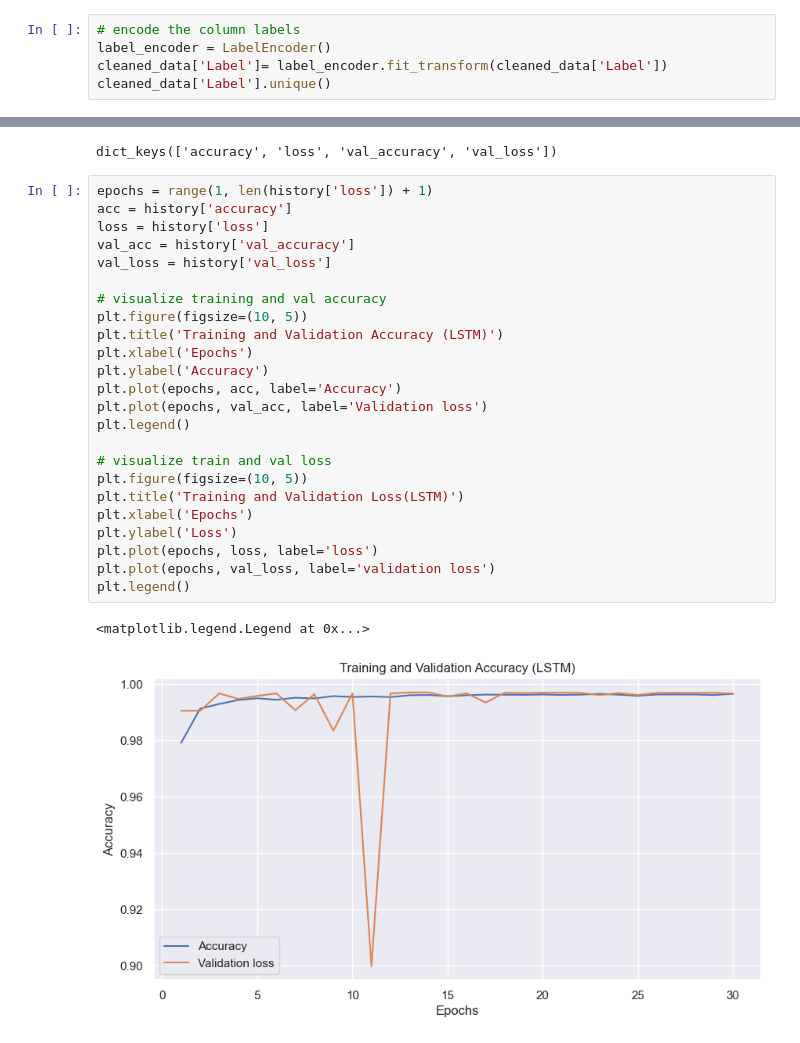
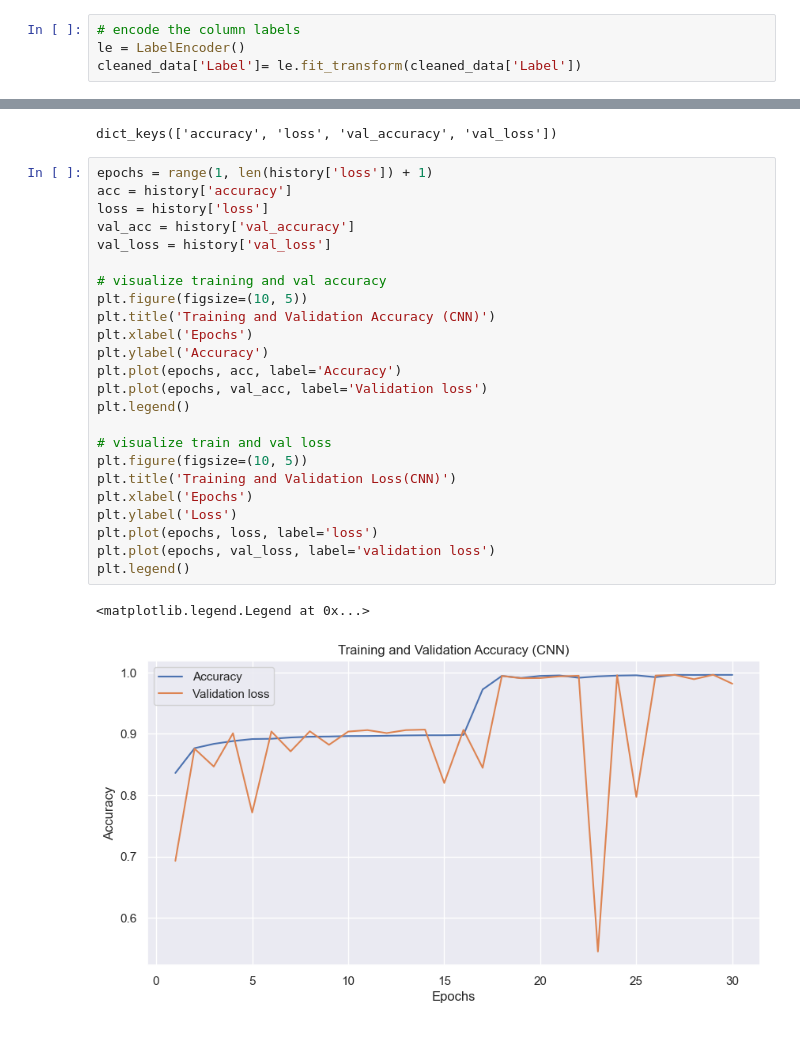
Before and after one commit to csosgic/thesis-repo, a Jupyter notebook: listings/py_proc/CNN_model.ipynb, the cells around one changed output, grey strips where cells are left out. Saved outputs shown, nothing was run; the diff lists cells and outputs as text.

```diff
--- a/listings/py_proc/CNN_model.ipynb
+++ b/listings/py_proc/CNN_model.ipynb
@@ -111,9 +106,8 @@ print(network_data.shape)
 ### Label Encoding
 # %%
 # encode the column labels
-label_encoder = LabelEncoder()
-cleaned_data['Label']= label_encoder.fit_transform(cleaned_data['Label'])
-cleaned_data['Label'].unique()
+le = LabelEncoder()
+cleaned_data['Label']= le.fit_transform(cleaned_data['Label'])
 # %% [output]
 A value is trying to be set on a copy of a slice from a DataFrame.
 Try using .loc[row_indexer,col_indexer] = value instead
@@ -388,27 +455,27 @@ dict_keys(['accuracy', 'loss', 'val_accuracy', 'val_loss'])
 # %%
 epochs = range(1, len(history['loss']) + 1)
 acc = history['accuracy']
 loss = history['loss']
 val_acc = history['val_accuracy']
 val_loss = history['val_loss']
 
 # visualize training and val accuracy
 plt.figure(figsize=(10, 5))
-plt.title('Training and Validation Accuracy (LSTM)')
+plt.title('Training and Validation Accuracy (CNN)')
 plt.xlabel('Epochs')
 plt.ylabel('Accuracy')
 plt.plot(epochs, acc, label='Accuracy')
 plt.plot(epochs, val_acc, label='Validation loss')
 plt.legend()
 
 # visualize train and val loss
 plt.figure(figsize=(10, 5))
-plt.title('Training and Validation Loss(LSTM)')
+plt.title('Training and Validation Loss(CNN)')
 plt.xlabel('Epochs')
 plt.ylabel('Loss')
 plt.plot(epochs, loss, label='loss')
 plt.plot(epochs, val_loss, label='validation loss')
 plt.legend()
 # %% [output]
 <matplotlib.legend.Legend at 0x...>
-[figure, old version]
+[figure, new version]
```
Also changed, not shown: parts of 25 cells of this notebook, 4 other files.
